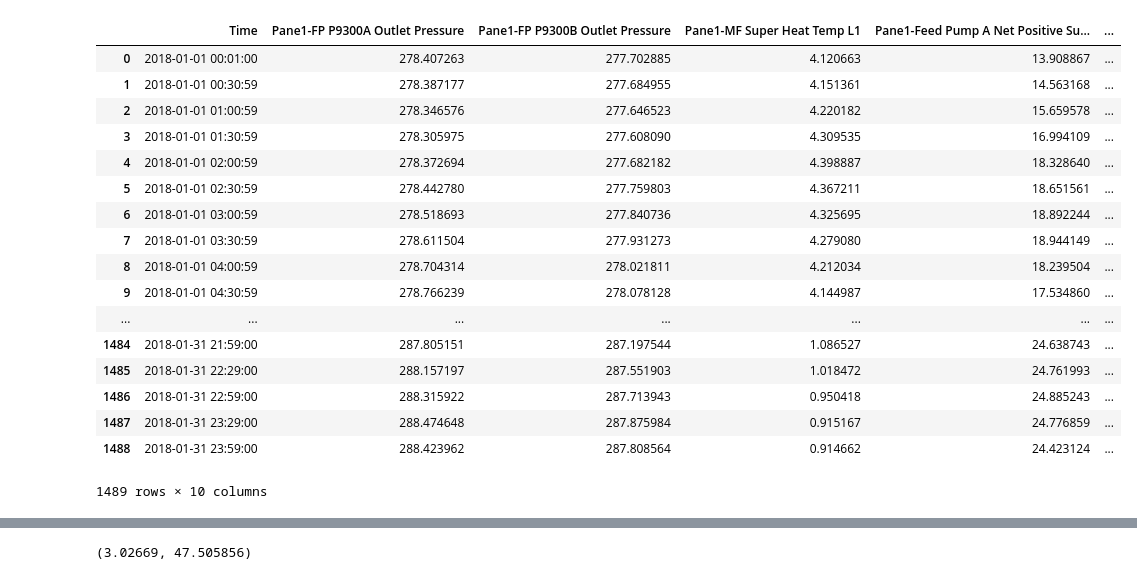
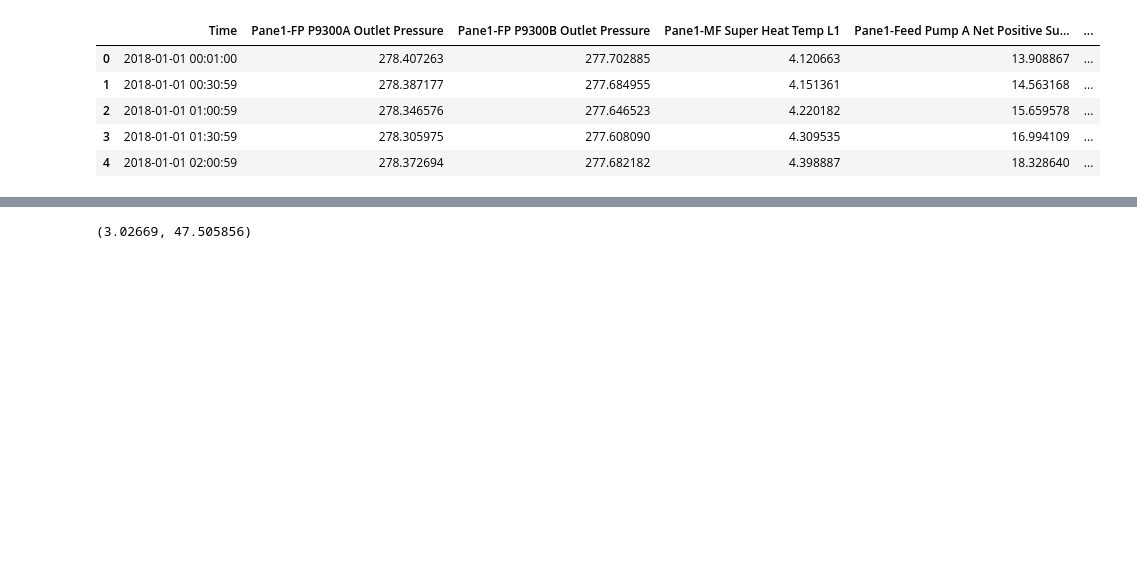
Before and after one commit to mas-dse-saachary/ORMAT_anomaly_detection, a Jupyter notebook: plant_data_analysis_with_ARIMA.ipynb, the cells around one changed output, grey strips where cells are left out. Saved outputs shown, nothing was run; the diff lists cells and outputs as text; code cells hidden in the pictures; blank space fills up the shorter version.

```diff
--- a/plant_data_analysis_with_ARIMA.ipynb
+++ b/plant_data_analysis_with_ARIMA.ipynb
@@ -10,26 +10,14 @@ from pandas.tools.plotting import autocorrelation_plot
 # %%
 plant_data = pd.read_excel('JAN_18_OEC22_LV1_1st set of data to Analyse_Sankarshan.xlsx')
 # %%
-plant_data
+plant_data.head()
 # %% [output]
 |  | Time | Pane1-FP P9300A Outlet Pressure | Pane1-FP P9300B Outlet Pressure | Pane1-MF Super Heat Temp L1 | Pane1-Feed Pump A Net Positive Su... | ... |
 | 0 | 2018-01-01 00:01:00 | 278.407263 | 277.702885 | 4.120663 | 13.908867 | ... |
 | 1 | 2018-01-01 00:30:59 | 278.387177 | 277.684955 | 4.151361 | 14.563168 | ... |
 | 2 | 2018-01-01 01:00:59 | 278.346576 | 277.646523 | 4.220182 | 15.659578 | ... |
 | 3 | 2018-01-01 01:30:59 | 278.305975 | 277.608090 | 4.309535 | 16.994109 | ... |
 | 4 | 2018-01-01 02:00:59 | 278.372694 | 277.682182 | 4.398887 | 18.328640 | ... |
-| 5 | 2018-01-01 02:30:59 | 278.442780 | 277.759803 | 4.367211 | 18.651561 | ... |
-| 6 | 2018-01-01 03:00:59 | 278.518693 | 277.840736 | 4.325695 | 18.892244 | ... |
-| 7 | 2018-01-01 03:30:59 | 278.611504 | 277.931273 | 4.279080 | 18.944149 | ... |
-| 8 | 2018-01-01 04:00:59 | 278.704314 | 278.021811 | 4.212034 | 18.239504 | ... |
-| 9 | 2018-01-01 04:30:59 | 278.766239 | 278.078128 | 4.144987 | 17.534860 | ... |
-| ... | ... | ... | ... | ... | ... | ... |
-| 1484 | 2018-01-31 21:59:00 | 287.805151 | 287.197544 | 1.086527 | 24.638743 | ... |
-| 1485 | 2018-01-31 22:29:00 | 288.157197 | 287.551903 | 1.018472 | 24.761993 | ... |
-| 1486 | 2018-01-31 22:59:00 | 288.315922 | 287.713943 | 0.950418 | 24.885243 | ... |
-| 1487 | 2018-01-31 23:29:00 | 288.474648 | 287.875984 | 0.915167 | 24.776859 | ... |
-| 1488 | 2018-01-31 23:59:00 | 288.423962 | 287.808564 | 0.914662 | 24.423124 | ... |
-1489 rows × 10 columns
 # %%
 plant_data_non_NA = plant_data.dropna()
 # %%
```
Also changed, not shown: parts of 4 cells of this notebook.
